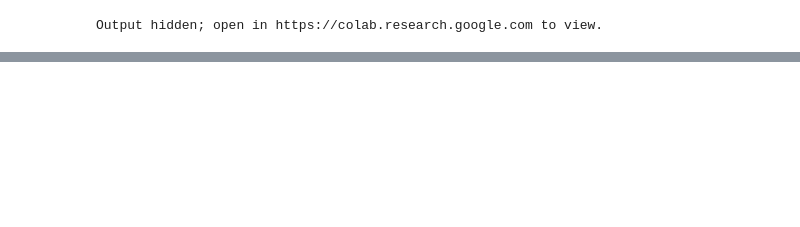
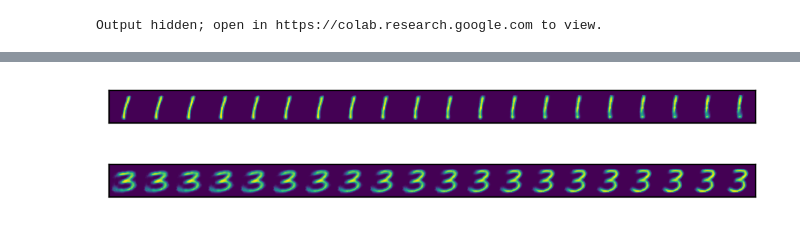
Before and after one commit to sebascarag/AI-SyntheticSound, a Jupyter notebook: Practice VAE.ipynb, the cells around one changed output, grey strips where cells are left out. Cells and saved outputs as stored; diff of their text form; code cells hidden in the pictures; blank space fills up the shorter version.

```diff
--- a/Practice VAE.ipynb
+++ b/Practice VAE.ipynb
@@ -707,0 +725,21 @@ Output hidden; open in https://colab.research.google.com to view.
+# %%
+latent_dims = 8
+num_features = 784 # imagenes 28x28
+num_hidden_layers = 512
+
+#Se obtiene dataset MNIST
+data = torch.utils.data.DataLoader(
+        torchvision.datasets.MNIST('./data',
+               transform=torchvision.transforms.ToTensor(),
+               download=True),
+        batch_size=128,
+        shuffle=True)
+# data.batch_size
+modelVAE = mvae.VariationalAutoencoder(
+              latent_dims= latent_dims,
+              num_features= num_features,
+              num_hidden_layers= num_hidden_layers
+            )
+modelVAE = modelVAE.to(device.type)
+
+trained = modelVAE.train(data, learning_rate=0.001, flatten=True)
@@ -707,0 +764,13 @@ Output hidden; open in https://colab.research.google.com to view.
+# %%
+x, y = next(data.__iter__())
+x_1 = torch.flatten(x[y == 1][1], start_dim=1).to(device)
+x_2 = torch.flatten(x[y == 1][5], start_dim=1).to(device)
+interpolate(trained[0], x_1, x_2, n=20)
+# %% [output]
+[figure, added]
+# %%
+x_1 = torch.flatten(x[y == 3][1], start_dim=1).to(device)
+x_2 = torch.flatten(x[y == 3][5], start_dim=1).to(device)
+interpolate(trained[0], x_1, x_2, n=20)
+# %% [output]
+[figure, added]
```
Also changed, not shown: parts of 12 cells of this notebook.
